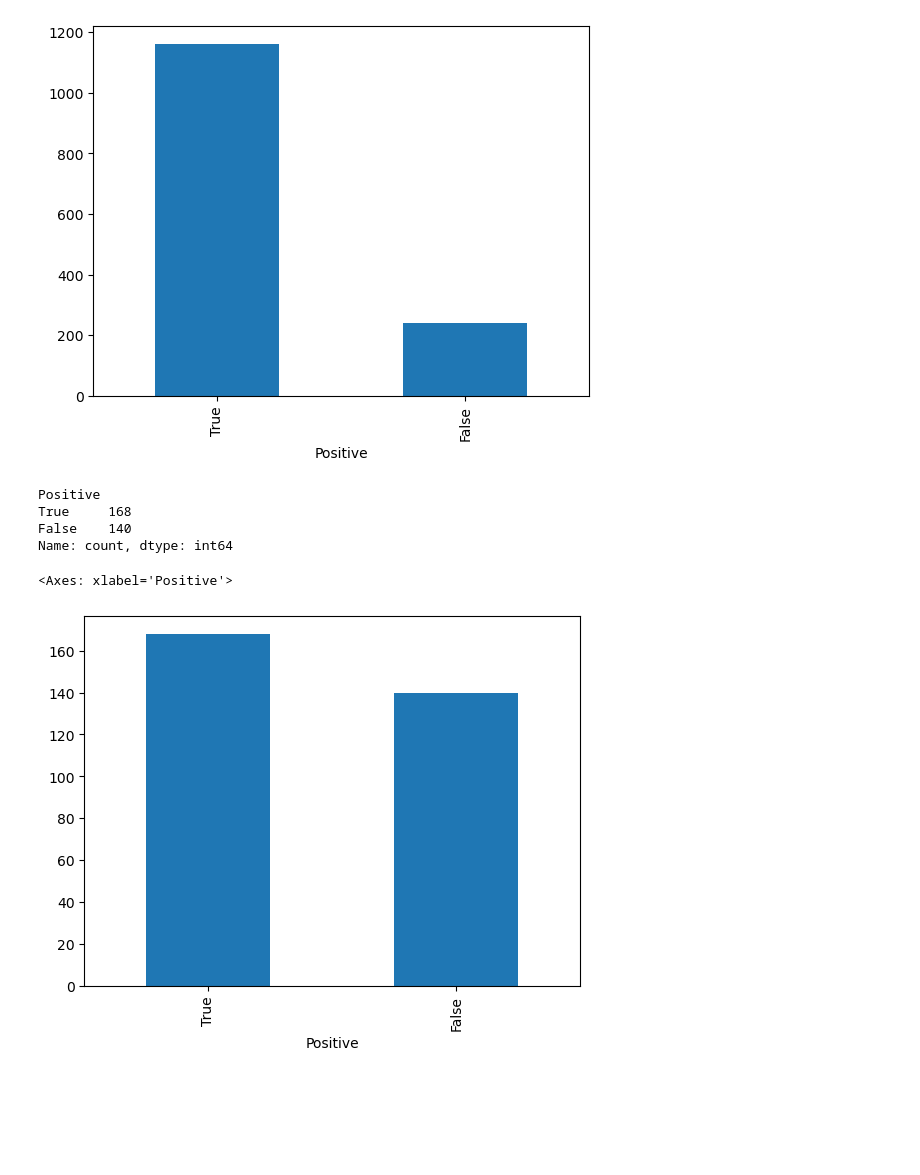
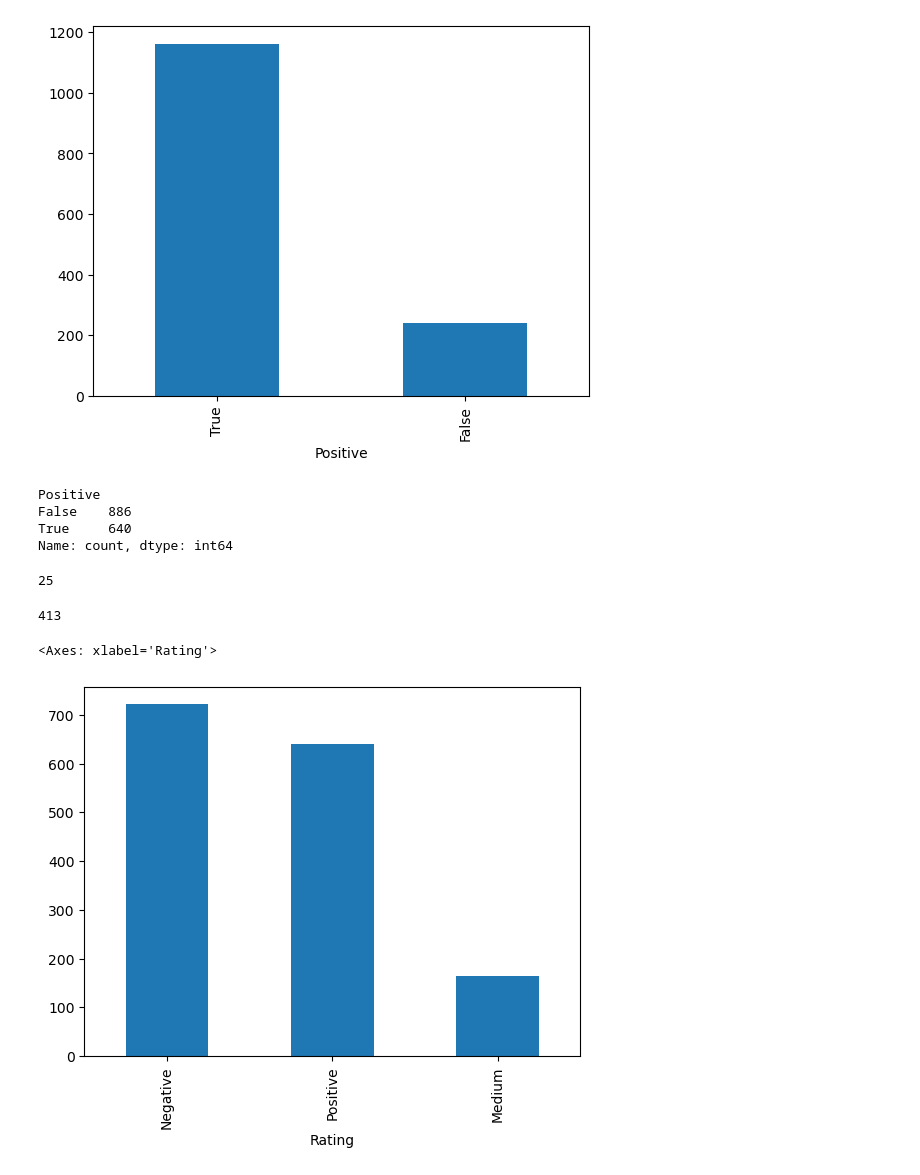
Before and after one commit to LazyDart/Ceneo-Scrape, a Jupyter notebook: First Count Analysis.ipynb, the cells around one changed output. Saved outputs shown, nothing was run; the diff lists cells and outputs as text; code cells hidden in the pictures; blank space fills up the shorter version.

```diff
--- a/First Count Analysis.ipynb
+++ b/First Count Analysis.ipynb
@@ -72,7 +72,7 @@ data_fixed["Positive"].value_counts().plot(kind="bar")
 <Axes: xlabel='Positive'>
 [figure]
 # %%
-data_with_limits = pd.read_csv("./third output.csv")
+data_with_limits = pd.read_csv("./seventh output.csv")
 # %%
 data_with_limits["score"] = pd.to_numeric(data_with_limits["score"], errors="coerce")
 data_with_limits = data_with_limits.dropna()
@@ -82,11 +82,21 @@ data_with_limits["Positive"] = data_with_limits["score"] >= 4
 data_with_limits["Positive"].value_counts()
 # %% [output]
 Positive
-True     168
-False    140
+False    886
+True     640
 Name: count, dtype: int64
+# %%
+data_with_limits["Rating"] = data_with_limits["score"].transform(lambda x: "Positive" if x >= 4 else ("Negative" if x <= 2 else "Medium"))
+# %%
+data_with_limits["top_category"].nunique()
+# %% [output]
+25
+# %%
+data_with_limits["offer_ref"].nunique()
+# %% [output]
+413
 # %%
-data_with_limits["Positive"].value_counts().plot(kind="bar")
+data_with_limits["Rating"].value_counts().plot(kind="bar")
 # %% [output]
-<Axes: xlabel='Positive'>
+<Axes: xlabel='Rating'>
-[figure, old version]
+[figure, new version]
```
Also changed, not shown: 1 other file.
